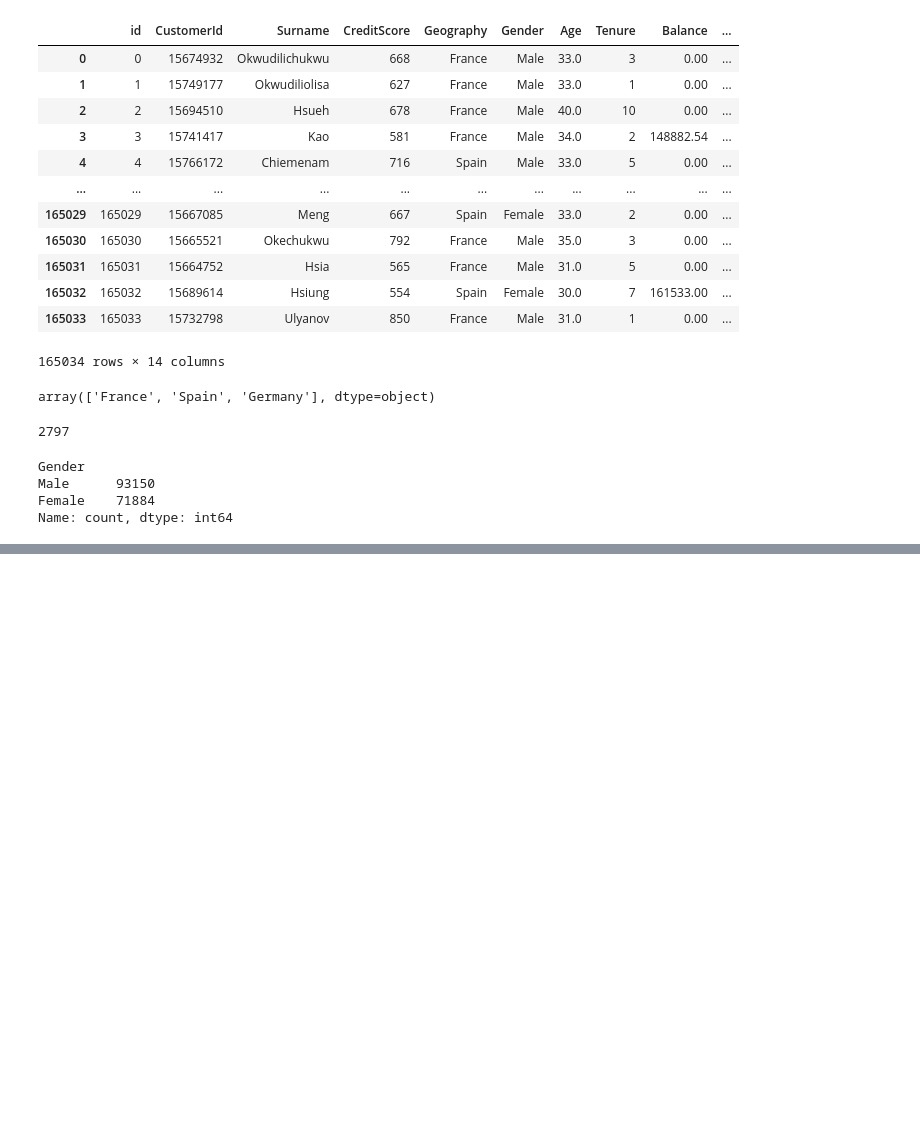
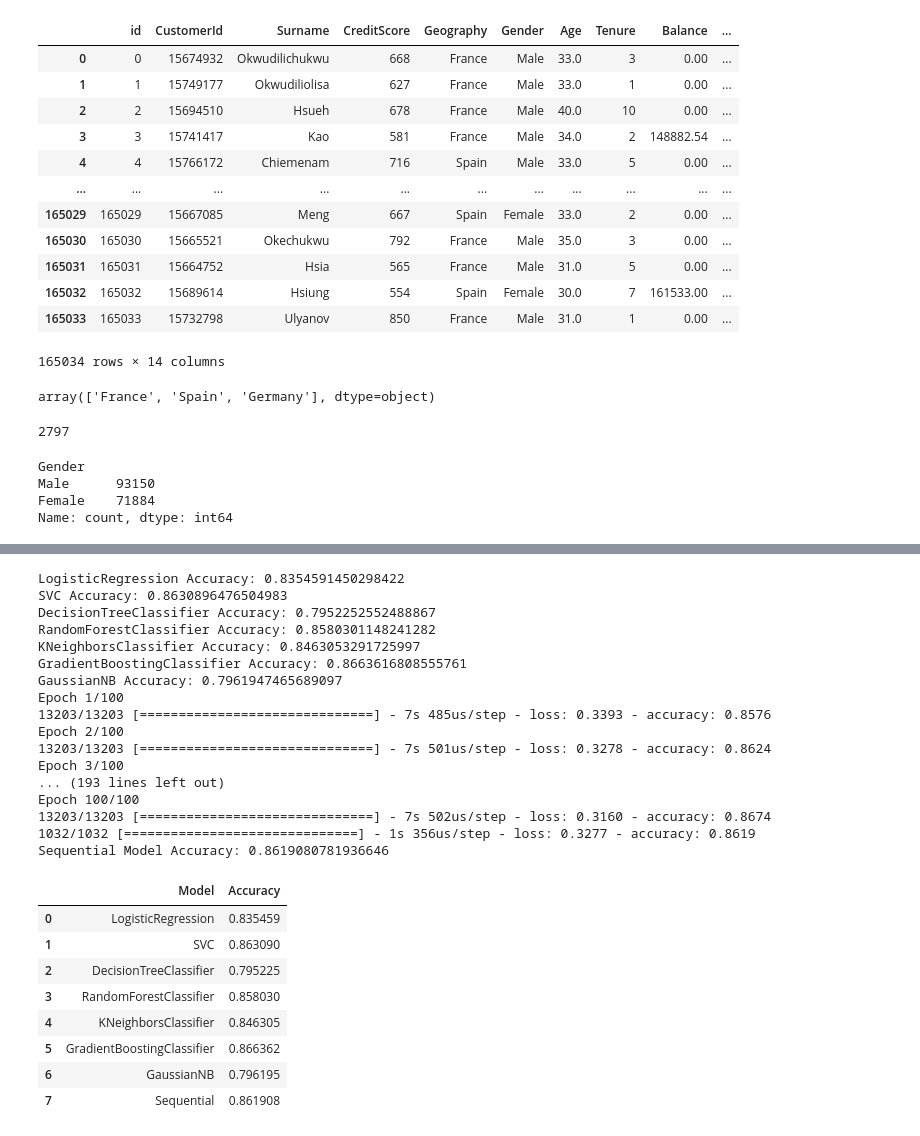
Before and after one commit to MaukanMir/Bank-Churn-Classifier, a Jupyter notebook: training.ipynb, the cells around one changed output, grey strips where cells are left out. Saved outputs shown, nothing was run; the diff lists cells and outputs as text; code cells hidden in the pictures; blank space fills up the shorter version.

Commit message:
added new model fix

```diff
--- a/training.ipynb
+++ b/training.ipynb
@@ -201,0 +197,38 @@ plt.show()
+# %%
+X, y = df.drop("Exited", axis=1), df["Exited"]
+
+X_train, X_test, y_train_encoded, y_test_encoded = train_test_split(X, y, test_size=0.2, random_state=42)
+
+scaler = StandardScaler()
+
+X_train_scaled, X_test_scaled = scaler.fit_transform(X_train), scaler.transform(X_test)
+# %%
+models = run_all_models(X_train_scaled, X_test_scaled, y_train_encoded, y_test_encoded)
+models
+# %% [output]
+LogisticRegression Accuracy: 0.8354591450298422
+SVC Accuracy: 0.8630896476504983
+DecisionTreeClassifier Accuracy: 0.7952252552488867
+RandomForestClassifier Accuracy: 0.8580301148241282
+KNeighborsClassifier Accuracy: 0.8463053291725997
+GradientBoostingClassifier Accuracy: 0.8663616808555761
+GaussianNB Accuracy: 0.7961947465689097
+Epoch 1/100
+13203/13203 [==============================] - 7s 485us/step - loss: 0.3393 - accuracy: 0.8576
+Epoch 2/100
+13203/13203 [==============================] - 7s 501us/step - loss: 0.3278 - accuracy: 0.8624
+Epoch 3/100
+... (193 lines left out)
+Epoch 100/100
+13203/13203 [==============================] - 7s 502us/step - loss: 0.3160 - accuracy: 0.8674
+1032/1032 [==============================] - 1s 356us/step - loss: 0.3277 - accuracy: 0.8619
+Sequential Model Accuracy: 0.8619080781936646
+|  | Model | Accuracy |
+| 0 | LogisticRegression | 0.835459 |
+| 1 | SVC | 0.863090 |
+| 2 | DecisionTreeClassifier | 0.795225 |
+| 3 | RandomForestClassifier | 0.858030 |
+| 4 | KNeighborsClassifier | 0.846305 |
+| 5 | GradientBoostingClassifier | 0.866362 |
+| 6 | GaussianNB | 0.796195 |
+| 7 | Sequential | 0.861908 |
```
Also changed, not shown: parts of 7 cells of this notebook.
